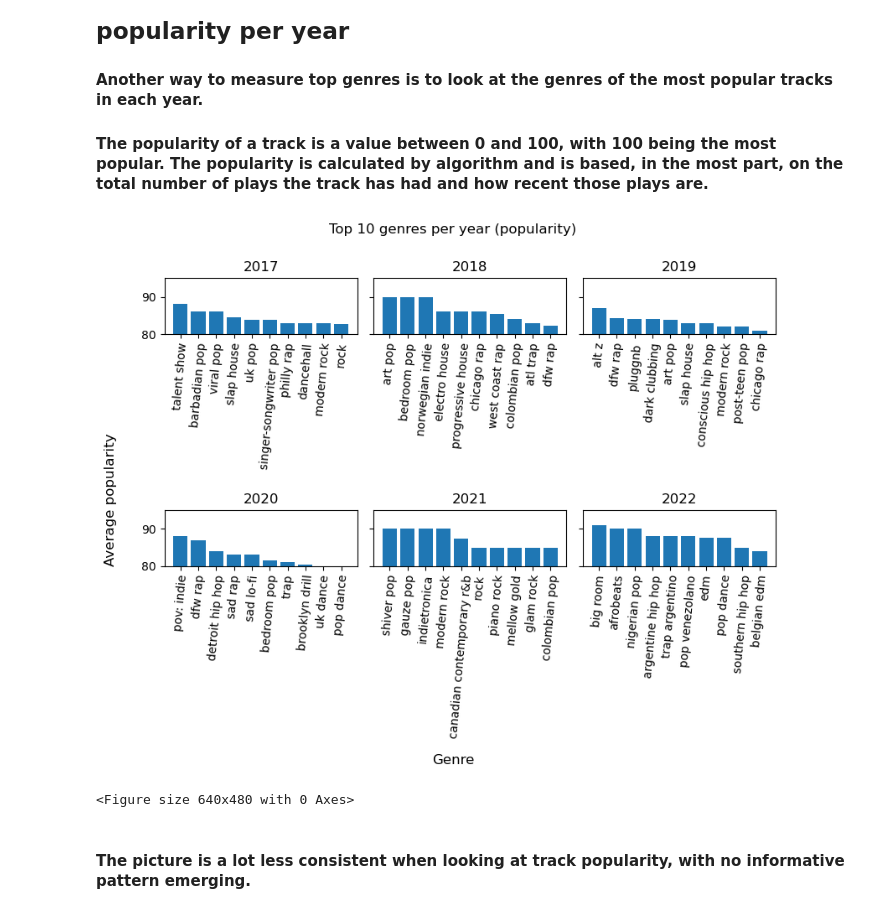
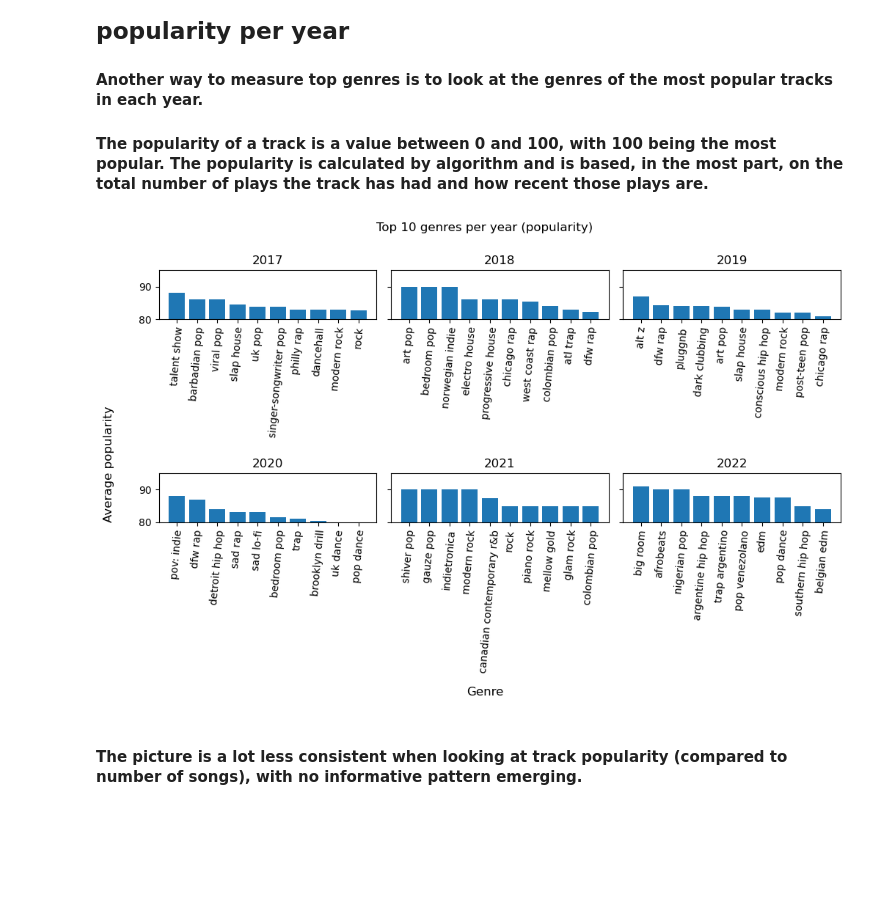
Before and after one commit to catisf/Project-1-Group-2, a Jupyter notebook: jupyter_notebooks/genre_analyses.ipynb, the cells around one changed output. Saved outputs shown, nothing was run; the diff lists cells and outputs as text; code cells hidden in the pictures; blank space fills up the shorter version.

Commit message:
added analyses to genre analyses and figs to output data

```diff
--- a/jupyter_notebooks/genre_analyses.ipynb
+++ b/jupyter_notebooks/genre_analyses.ipynb
@@ -149,37 +251,38 @@ popularity_df = genre_df.groupby(["Year","artist genre"])["track popularity"].me
 # %%
 # plot most popular genres per year
 
 # create subplot
-fig, axs = plt.subplots(2, 3, sharey = True, figsize=(8, 6))
+fig, axs = plt.subplots(2, 3, sharey = True, figsize=(10, 6))
 axs[0, 0].bar(popularity_df[2017][0:10].index.to_list(), [popularity_df[2017][x] for x in range(0,10)])
 axs[0, 0].set_title('2017')
 axs[0, 1].bar(popularity_df[2018][0:10].index.to_list(), [popularity_df[2018][x] for x in range(0,10)])
 axs[0, 1].set_title('2018')
 axs[0, 2].bar(popularity_df[2019][0:10].index.to_list(), [popularity_df[2019][x] for x in range(0,10)])
 axs[0, 2].set_title('2019')
 axs[1, 0].bar(popularity_df[2020][0:10].index.to_list(), [popularity_df[2020][x] for x in range(0,10)])
 axs[1, 0].set_title('2020')
 axs[1, 1].bar(popularity_df[2021][0:10].index.to_list(), [popularity_df[2021][x] for x in range(0,10)])
 axs[1, 1].set_title('2021')
 axs[1, 2].bar(popularity_df[2022][0:10].index.to_list(), [popularity_df[2022][x] for x in range(0,10)])
 axs[1, 2].set_title('2022')
 
 for ax in axs.flat:
     ax.set_ylim([80,95])
     ax.tick_params(axis = 'x', rotation = 85)
 
 
 # fine tune it (space it and add general labels and title)
 fig.tight_layout(h_pad=2)
 fig.supxlabel('Genre', y = -0.03)
 fig.supylabel('Average popularity', x = -0.02)
 plt.suptitle("Top 10 genres per year (popularity)", y = 1.05)
-plt.show()
 
 # save figure
-plt.savefig("../output_data/top_genres_popularity.png")
+plt.savefig("../output_data/top_genres_popularity.png", bbox_inches='tight')
+
+# plot figure
+plt.show()
 # %% [output]
-[figure, old version]
+[figure, new version]
-<Figure size 640x480 with 0 Axes>
 # %% [markdown]
-#### The picture is a lot less consistent when looking at track popularity, with no informative pattern emerging.
+#### The picture is a lot less consistent when looking at track popularity (compared to number of songs), with no informative pattern emerging.
```
Also changed, not shown: parts of 14 cells of this notebook, 11 other files.
